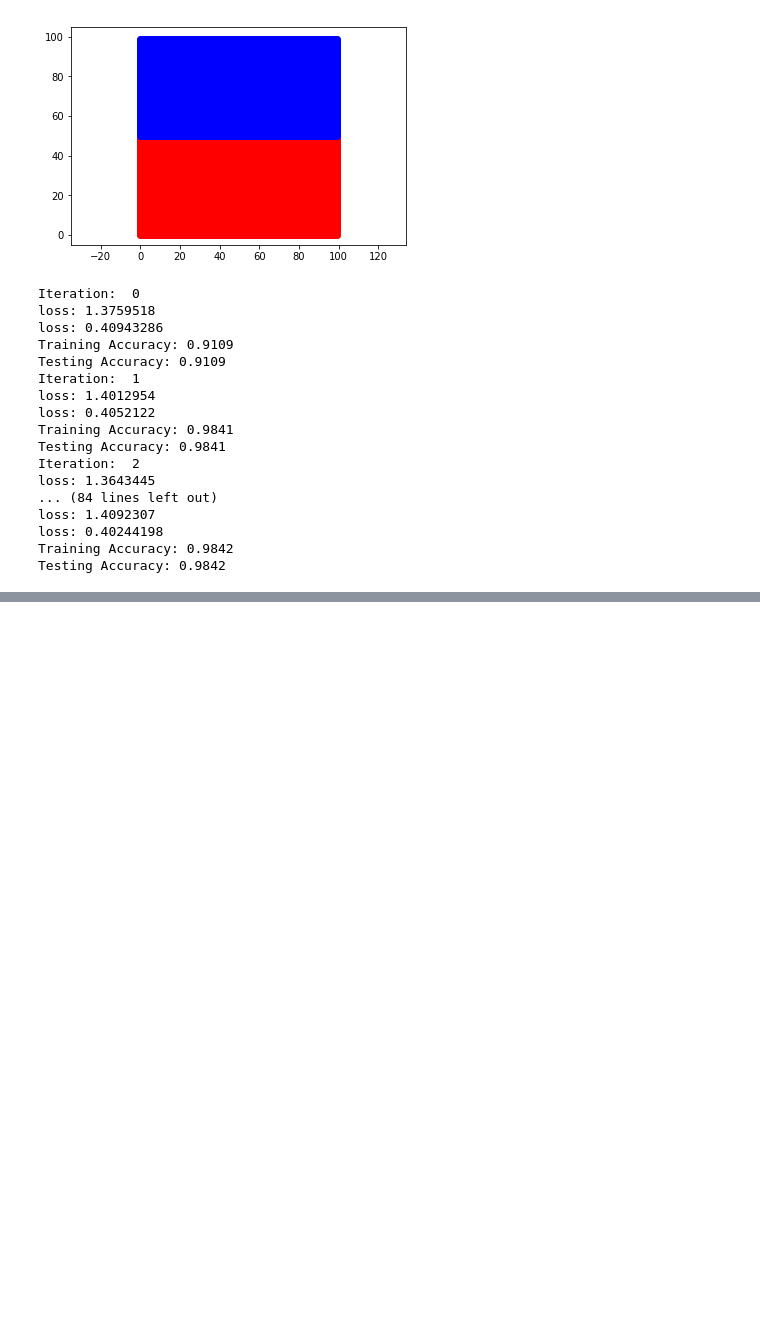
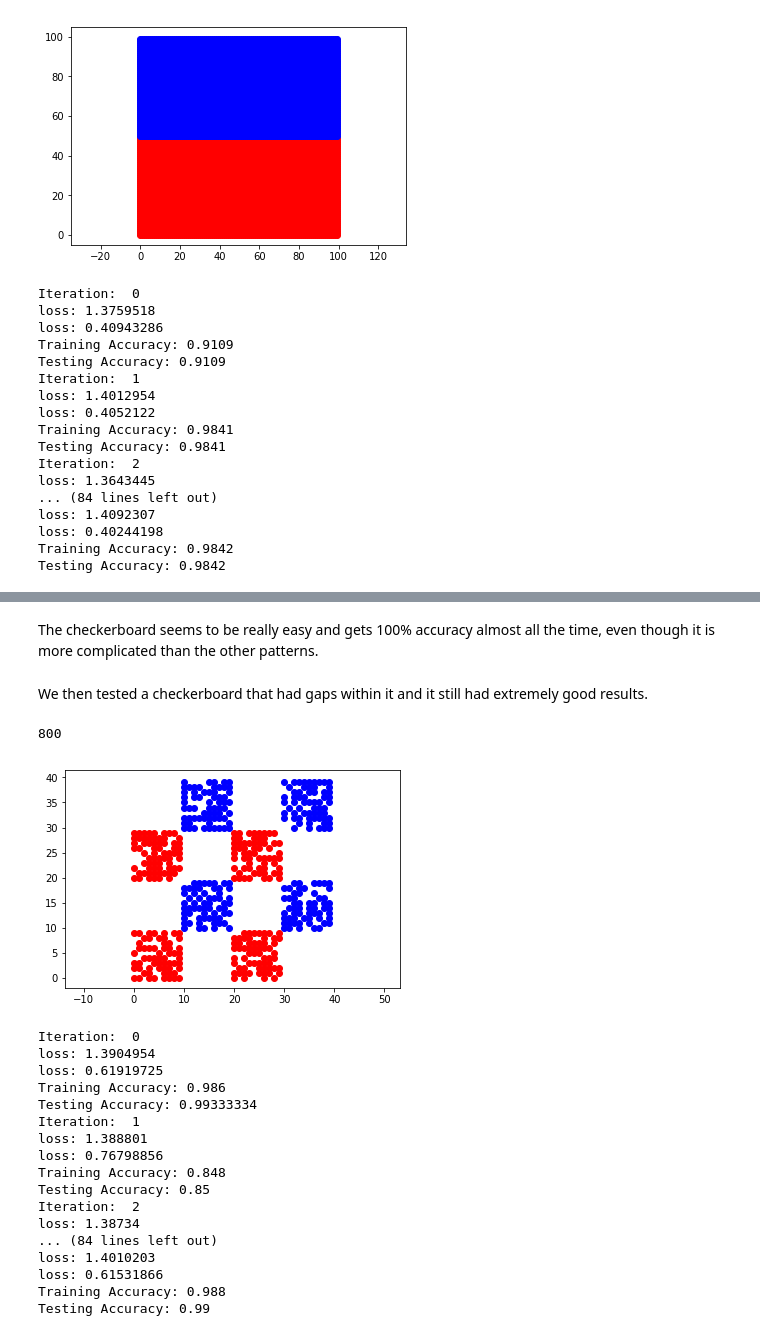
Before and after one commit to shudaniel/tensorflow_practice, a Jupyter notebook: Tensorflow practice.ipynb, the cells around one changed output, grey strips where cells are left out. Cells and saved outputs as stored; diff of their text form; code cells hidden in the pictures; blank space fills up the shorter version.

Commit message:
added more practice results

```diff
--- a/Tensorflow practice.ipynb
+++ b/Tensorflow practice.ipynb
@@ -230,0 +318,35 @@ EX: from 10000 updates, 100 images were built. Then i will train my model and be
+# %% [markdown]
+The checkerboard seems to be really easy and gets 100% accuracy almost all the time, even though it is more complicated than the other patterns.
+# %% [markdown]
+We then tested a checkerboard that had gaps within it and it still had extremely good results.
+# %%
+data_x, data_y, shape = extract_data('checkerboard_weird.txt', num_labels)
+print(shape)
+# Randomly take 300 pixels to test on. The training set is only 500
+train_x, train_y, test_x, test_y = create_training_and_testing_sets(data_x, data_y, shape, 300 )
+draw_image(train_x)
+
+for i in range(20):
+    print("Iteration: ", i )
+    x, y, init, train_op, loss, accuracy = build_model()
+    run(x, y, init, train_op, loss, accuracy, train_x, train_y, test_x, test_y )
+# %% [output]
+800
+[figure, added]
+Iteration:  0
+loss: 1.3904954
+loss: 0.61919725
+Training Accuracy: 0.986
+Testing Accuracy: 0.99333334
+Iteration:  1
+loss: 1.388801
+loss: 0.76798856
+Training Accuracy: 0.848
+Testing Accuracy: 0.85
+Iteration:  2
+loss: 1.38734
+... (84 lines left out)
+loss: 1.4010203
+loss: 0.61531866
+Training Accuracy: 0.988
+Testing Accuracy: 0.99
```
Also changed, not shown: parts of 12 cells of this notebook.
